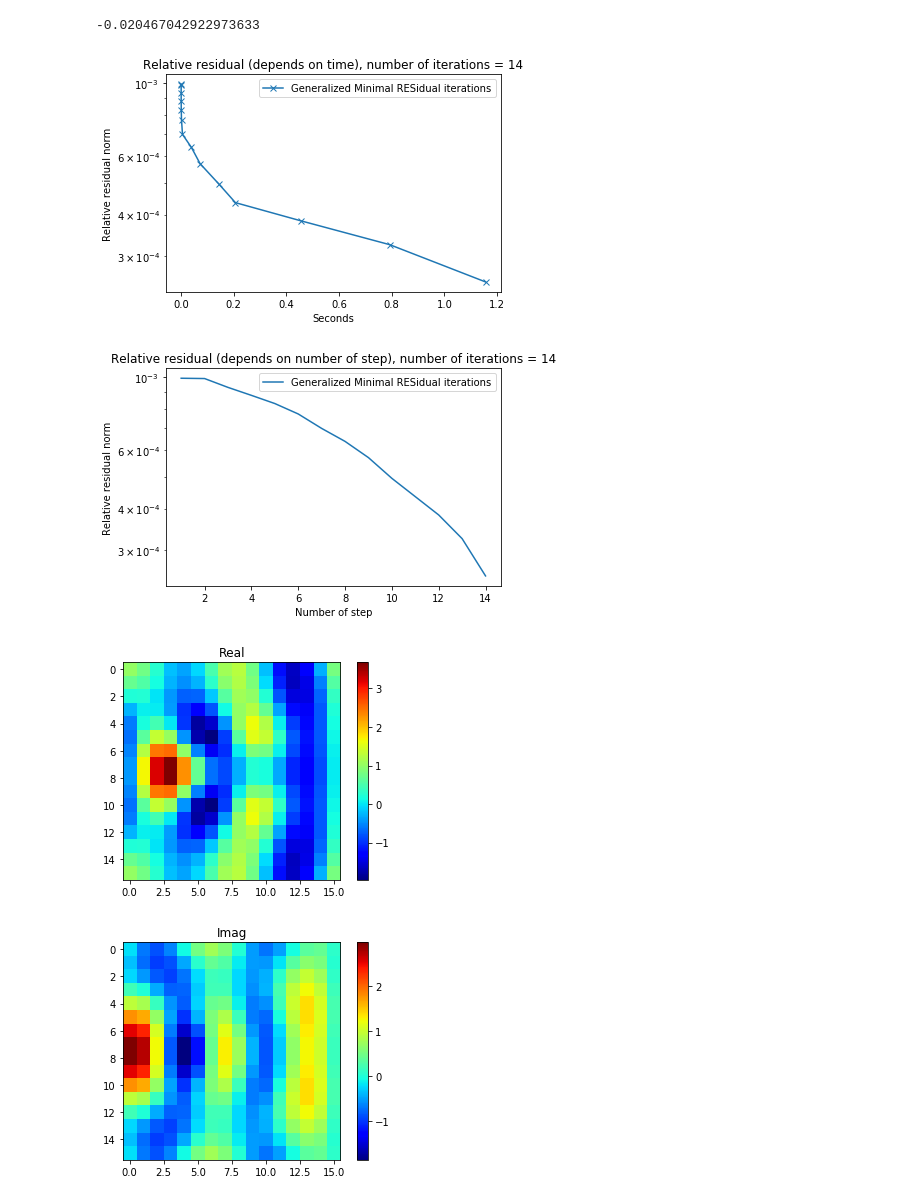
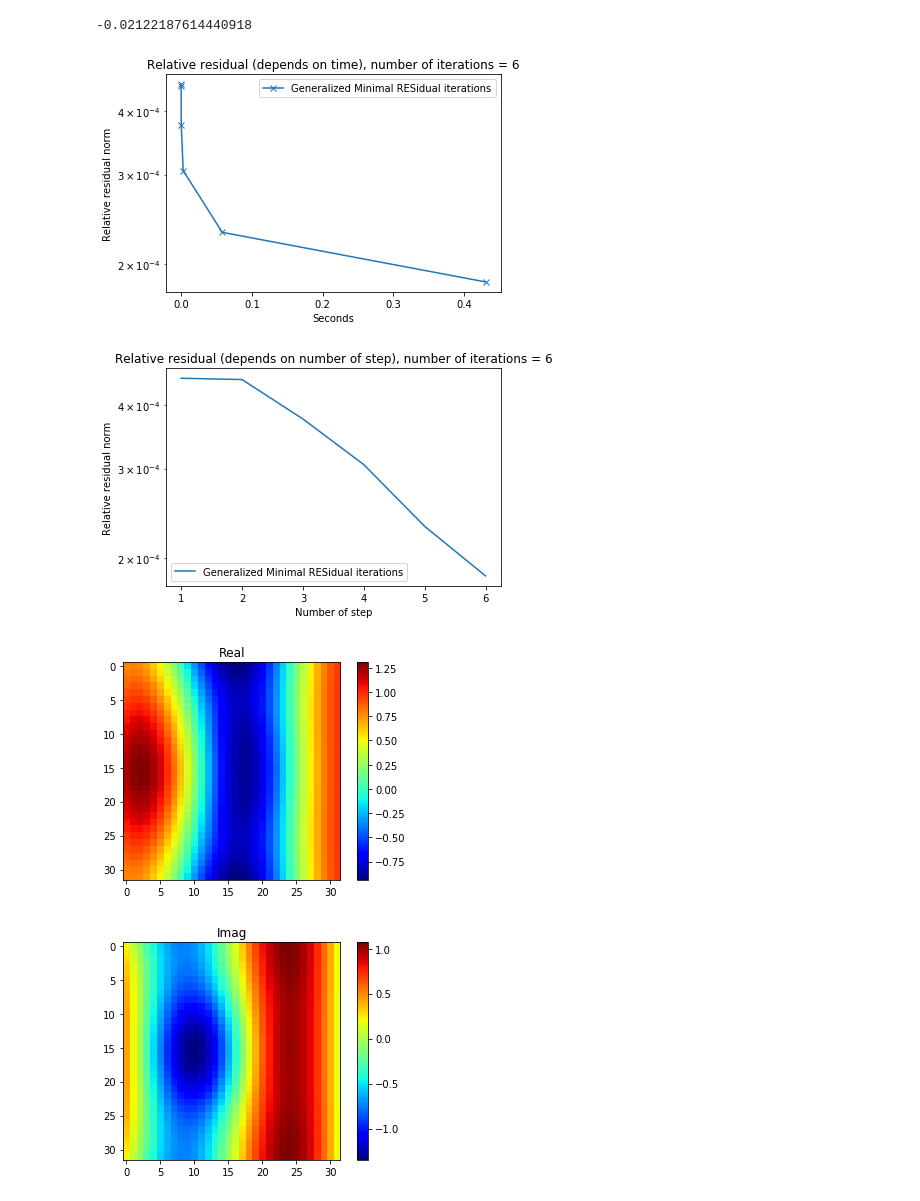
Before and after one commit to archilless/Minin, a Jupyter notebook: project.ipynb, the cells around one changed output. Drawn from its saved outputs; the diff is of its cells as text; code cells hidden in the pictures.

```diff
--- a/project.ipynb
+++ b/project.ipynb
@@ -91,14 +91,17 @@ def solve(E,eps0,eps1):
     return E
 
 
-size = 16
+size = 32
 e =1.5# 2.25
-k  = 2*np.pi/(size/2)
+k  = 2*np.pi/(size/1)
 F = get_plane_wave(1,k,size)
 #mask = empty_mask(size)
 #mask = rectangle_mask(size)
 mask = circular_mask(size)
 eps = get_eps_from_mask(e,mask)
 visualize(F.real,"Initial field (real part)")
+visualize(F.imag,"Initial field (imag part)")
 visualize(mask,"Mask","gray")
+
+visualize(mask,"Mask","gray")
 # %% [output]
@@ -117,8 +122,8 @@ def plot__solution_re_im_abs_mask(solution, size):
     solution_abs_mask = np.abs(solution).reshape(-1,size)*(1-mask)
     visualize(solution_re,"Real")
     visualize(solution_im,"Imag")
-    visualize(solution_abs,"Abs","gray")
-    visualize(solution_abs_mask,"Abs with mask")
+    visualize(solution_abs,"Abs","magma")
+    visualize(solution_abs_mask,"Abs with mask","magma")
     return solution_re, solution_im, solution_abs, solution_abs_mask
 
 def plot_relative_residuals_norms(t, residuals, relative_vector):
@@ -167,38 +172,38 @@ def gmres_solver(A, b, x0, maxiter, tol,
         return solution, info
     return solution
 
-def launch_solver(eps, k, x0 = None ,maxiter=300, tol = 1e-6):
+def launch_solver(eps, k, x0 = None ,maxiter=300, tol = 1e-10):
     global x_last
     size = int(np.sqrt(eps.shape[0]))
     A = spla.LinearOperator(shape = (size**2, size**2), matvec = lambda x: matvec(x,eps,k))
     b = get_plane_wave(1,k,size).reshape(-1,1)
     if x0 is None:
         x0 = x_last
     solution, info = gmres_solver(A, b, x0,
                                maxiter=maxiter,
                                tol=tol,
                                convergence_info = True)
     x_last = solution.reshape(-1,1)
     return solution, info
 
 def show_residuals(eps, k, maxiter=300, tol = 1e-6):
     size = int(np.sqrt(eps.shape[0]))
     A = spla.LinearOperator(shape = (size**2, size**2), matvec = lambda x: matvec(x,eps,k))
     b = get_plane_wave(1,k,size).reshape(-1,1)
     x0 = np.ones(size**2).reshape(-1,1)
     gmres_solver(A, b, x0,
                  maxiter=maxiter,
                  tol=tol,
                  draw_graph_flag = True)
 
 t = time.time()
 solution, info = launch_solver(eps=eps, k=k)
 print(t-time.time())
 show_residuals(eps=eps, k=k)
 solution_re, solution_im, solution_abs, solution_abs_mask = plot__solution_re_im_abs_mask(solution, size)
 # %% [output]
--0.020467042922973633
+-0.02122187614440918
-[figure, old version]
+[figure, new version]
-[figure, old version]
+[figure, new version]
-[figure, old version]
+[figure, new version]
-[figure, old version]
+[figure, new version]
```
Also changed, not shown: parts of 11 cells of this notebook.
